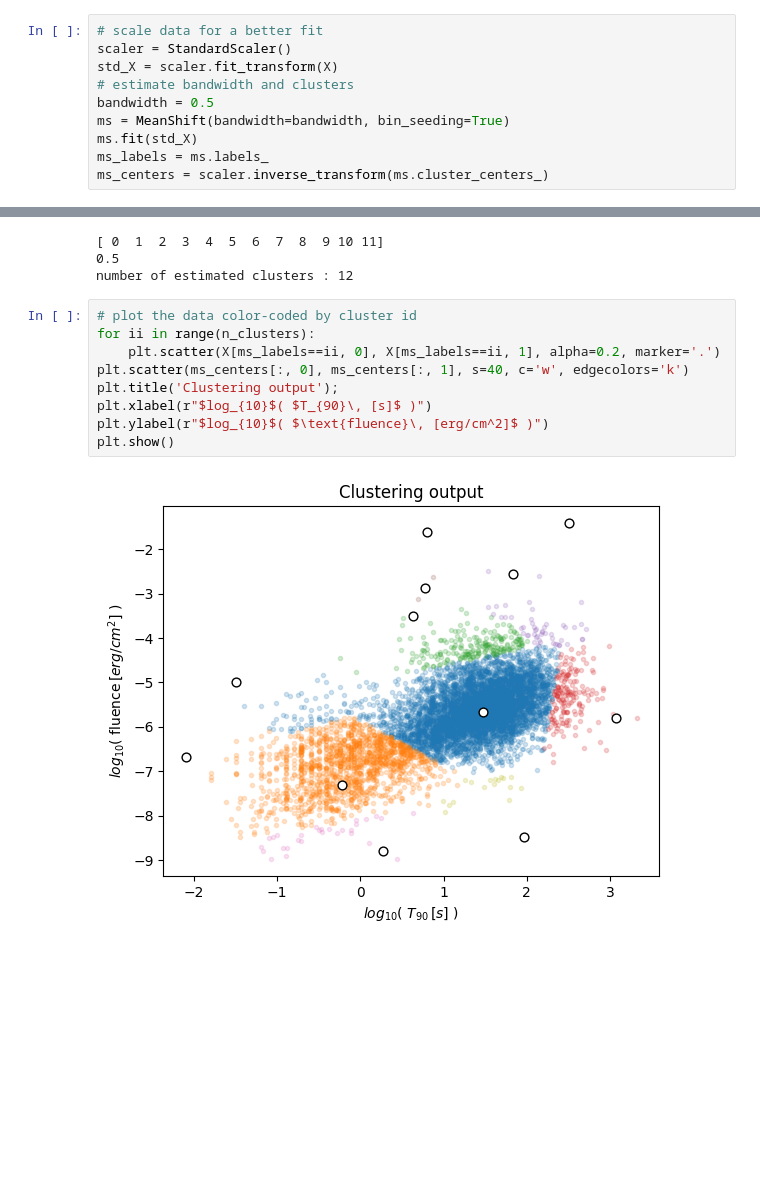
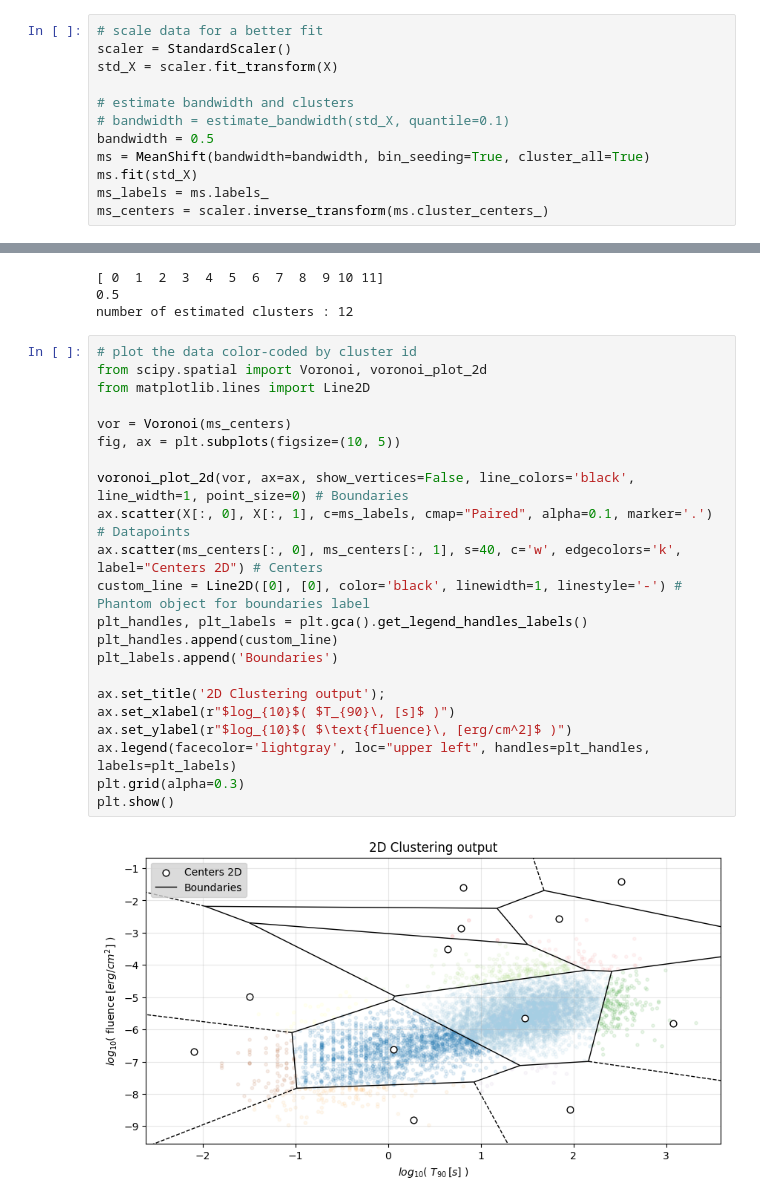
Before and after one commit to EmanuelaMenditto/astrostatistics_bicocca_2025, a Jupyter notebook: working/L14_Clustering_GRBs.ipynb, the cells around one changed output, grey strips where cells are left out. Drawn from its saved outputs; the diff is of its cells as text; blank space fills up the shorter version.

```diff
--- a/working/L14_Clustering_GRBs.ipynb
+++ b/working/L14_Clustering_GRBs.ipynb
@@ -204,9 +278,11 @@ plt.show()
 # scale data for a better fit
 scaler = StandardScaler()
 std_X = scaler.fit_transform(X)
+
 # estimate bandwidth and clusters
+# bandwidth = estimate_bandwidth(std_X, quantile=0.1)
 bandwidth = 0.5
-ms = MeanShift(bandwidth=bandwidth, bin_seeding=True)
+ms = MeanShift(bandwidth=bandwidth, bin_seeding=True, cluster_all=True)
 ms.fit(std_X)
 ms_labels = ms.labels_
 ms_centers = scaler.inverse_transform(ms.cluster_centers_)
@@ -222,12 +298,25 @@ print("number of estimated clusters :", n_clusters)
 number of estimated clusters : 12
 # %%
 # plot the data color-coded by cluster id
-for ii in range(n_clusters):
-    plt.scatter(X[ms_labels==ii, 0], X[ms_labels==ii, 1], alpha=0.2, marker='.')
-plt.scatter(ms_centers[:, 0], ms_centers[:, 1], s=40, c='w', edgecolors='k')
-plt.title('Clustering output');
-plt.xlabel(r"$log_{10}$( $T_{90}\, [s]$ )")
-plt.ylabel(r"$log_{10}$( $\text{fluence}\, [erg/cm^2]$ )")
+from scipy.spatial import Voronoi, voronoi_plot_2d
+from matplotlib.lines import Line2D
+
+vor = Voronoi(ms_centers)
+fig, ax = plt.subplots(figsize=(10, 5))
+
+voronoi_plot_2d(vor, ax=ax, show_vertices=False, line_colors='black', line_width=1, point_size=0) # Boundaries
+ax.scatter(X[:, 0], X[:, 1], c=ms_labels, cmap="Paired", alpha=0.1, marker='.') # Datapoints
+ax.scatter(ms_centers[:, 0], ms_centers[:, 1], s=40, c='w', edgecolors='k', label="Centers 2D") # Centers
+custom_line = Line2D([0], [0], color='black', linewidth=1, linestyle='-') # Phantom object for boundaries label
+plt_handles, plt_labels = plt.gca().get_legend_handles_labels()
+plt_handles.append(custom_line)
+plt_labels.append('Boundaries')
+
+ax.set_title('2D Clustering output');
+ax.set_xlabel(r"$log_{10}$( $T_{90}\, [s]$ )")
+ax.set_ylabel(r"$log_{10}$( $\text{fluence}\, [erg/cm^2]$ )")
+ax.legend(facecolor='lightgray', loc="upper left", handles=plt_handles, labels=plt_labels)
+plt.grid(alpha=0.3)
 plt.show()
 # %% [output]
-[figure, old version]
+[figure, new version]
```
Also changed, not shown: parts of 36 cells of this notebook.
